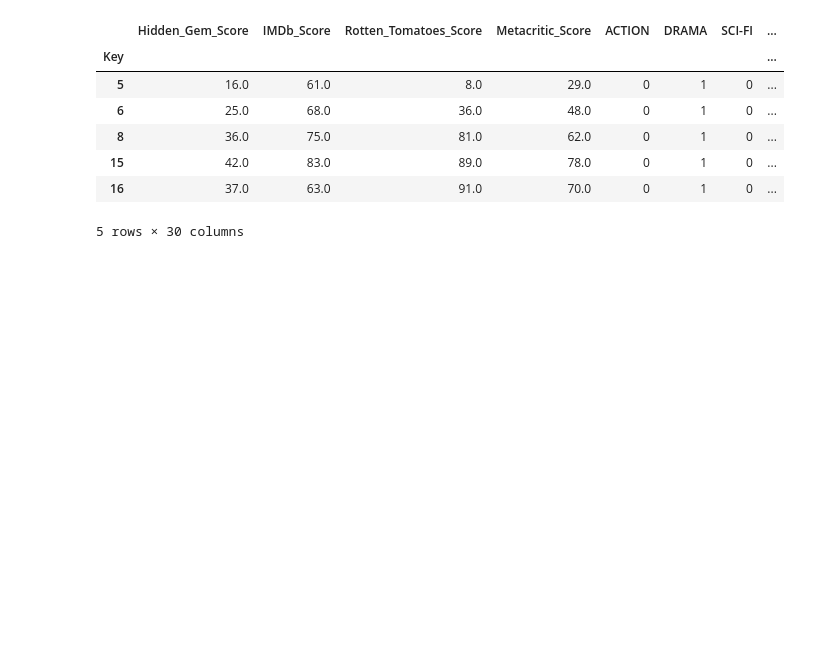
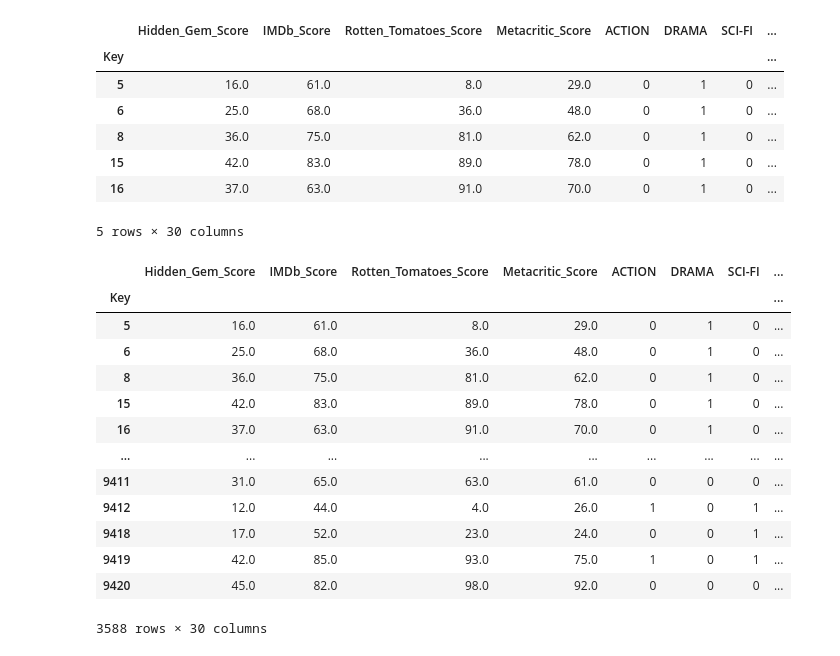
Before and after one commit to Cyber-Wolfe/Netflix_and_Analyze, a Jupyter notebook: Jupyter Notebooks/Machine-Learning/DataFrameMerger.ipynb, the cells around one changed output. Cells and saved outputs as stored; diff of their text form; code cells hidden in the pictures; blank space fills up the shorter version.

```diff
--- a/Jupyter Notebooks/Machine-Learning/DataFrameMerger.ipynb
+++ b/Jupyter Notebooks/Machine-Learning/DataFrameMerger.ipynb
@@ -101,3 +104,20 @@ Score_Genre_df.head()
 | 15 | 42.0 | 83.0 | 89.0 | 78.0 | 0 | 1 | 0 | ... |
 | 16 | 37.0 | 63.0 | 91.0 | 70.0 | 0 | 1 | 0 | ... |
 5 rows × 30 columns
+# %%
+Score_Genre_df
+# %% [output]
+|  | Hidden_Gem_Score | IMDb_Score | Rotten_Tomatoes_Score | Metacritic_Score | ACTION | DRAMA | SCI-FI | ... |
+| Key |  |  |  |  |  |  |  | ... |
+| 5 | 16.0 | 61.0 | 8.0 | 29.0 | 0 | 1 | 0 | ... |
+| 6 | 25.0 | 68.0 | 36.0 | 48.0 | 0 | 1 | 0 | ... |
+| 8 | 36.0 | 75.0 | 81.0 | 62.0 | 0 | 1 | 0 | ... |
+| 15 | 42.0 | 83.0 | 89.0 | 78.0 | 0 | 1 | 0 | ... |
+| 16 | 37.0 | 63.0 | 91.0 | 70.0 | 0 | 1 | 0 | ... |
+| ... | ... | ... | ... | ... | ... | ... | ... | ... |
+| 9411 | 31.0 | 65.0 | 63.0 | 61.0 | 0 | 0 | 0 | ... |
+| 9412 | 12.0 | 44.0 | 4.0 | 26.0 | 1 | 0 | 1 | ... |
+| 9418 | 17.0 | 52.0 | 23.0 | 24.0 | 0 | 0 | 1 | ... |
+| 9419 | 42.0 | 85.0 | 93.0 | 75.0 | 1 | 0 | 1 | ... |
+| 9420 | 45.0 | 82.0 | 98.0 | 92.0 | 0 | 0 | 0 | ... |
+3588 rows × 30 columns
```
Also changed, not shown: parts of 9 cells of this notebook, 1 other file.
